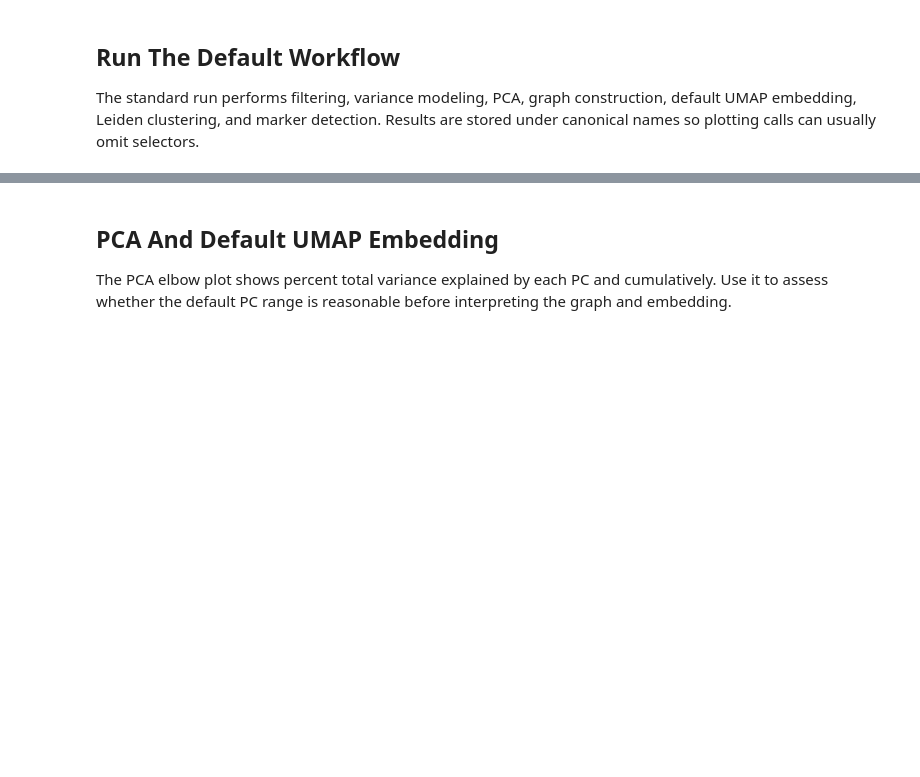
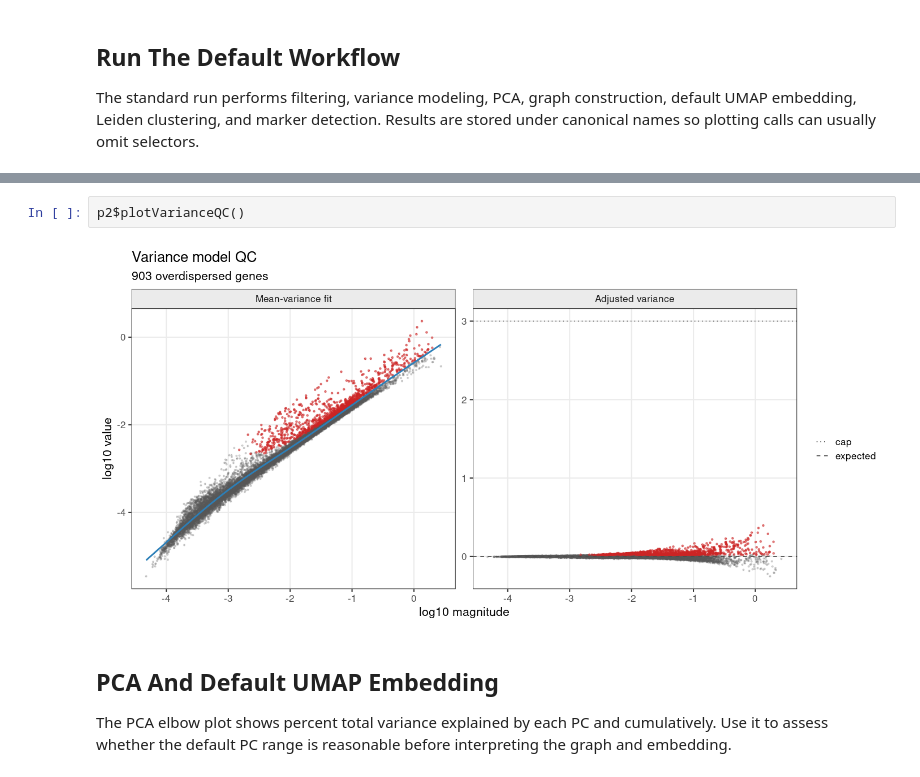
Before and after one commit to kharchenkolab/pagoda2, a Jupyter notebook: doc/pagoda2.1-single-dataset.ipynb, the cells around one changed output, grey strips where cells are left out. Cells and saved outputs as stored; diff of their text form; blank space fills up the shorter version.

Commit message:
Add variance QC plot

```diff
--- a/doc/pagoda2.1-single-dataset.ipynb
+++ b/doc/pagoda2.1-single-dataset.ipynb
@@ -126,3 +132,7 @@ head(data.frame(cluster = names(cluster_sizes), cells = as.integer(cluster_sizes
+# %%
+p2$plotVarianceQC()
+# %% [output]
+[figure, added]
 # %% [markdown]
 ## PCA And Default UMAP Embedding
 
```
Also changed, not shown: parts of 7 cells of this notebook, 7 other files.
